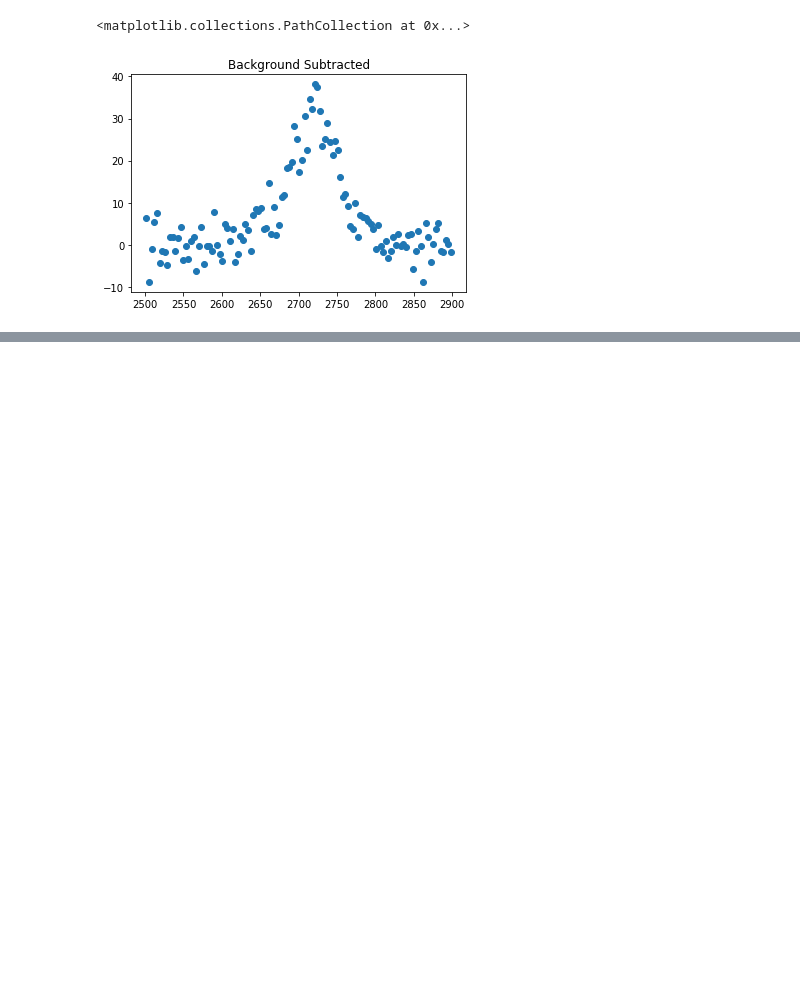
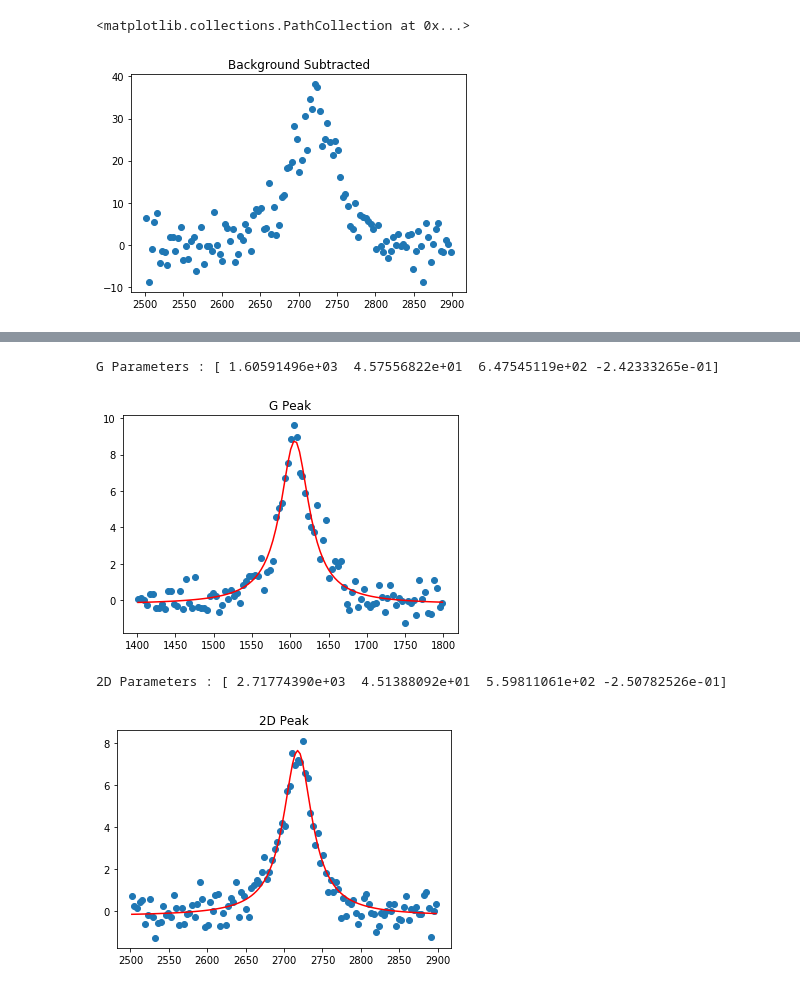
Before and after one commit to alexanderbarrett/Graphene, a Jupyter notebook: initial.ipynb, the cells around one changed output, grey strips where cells are left out. Drawn from its saved outputs; the diff is of its cells as text; code cells hidden in the pictures; blank space fills up the shorter version.

```diff
--- a/initial.ipynb
+++ b/initial.ipynb
@@ -771,0 +767,53 @@ poly1d([ 6.91406322e-07, -5.75207809e-03,  1.57123003e+01, -1.29939400e+04])
+# %%
+# Lorenztian curve fit to peaks
+# must first do background subtraction
+
+
+from scipy.optimize import curve_fit
+from math import pi
+
+xdata_G = x_G
+ydata_G = y_G_fixed
+xdata_2D = x_2D
+ydata_2D = y_2D_fixed
+
+# initial parameters (guess - doesn't really matter)
+init_center_G = 1600
+init_width_G = 10
+init_amplitude_factor_G = 300
+init_vertical_shift_G = 0
+
+init_center_2D = 2700
+init_width_2D = 10
+init_amplitude_factor_2D = 300
+init_vertical_shift_2D = 0
+
+init_params_G = [init_center_G, init_width_G, init_amplitude_factor_G, init_vertical_shift_G]
+init_params_2D = [init_center_2D, init_width_2D, init_amplitude_factor_2D, init_vertical_shift_2D]
+
+def lorentz(x, center, width, A, C):
+    return ( A * (0.5 * width) / (pi * ( ((x - center) ** 2) + ((0.5 * width) ** 2) ) ) + C)
+
+params_G, cov_G = curve_fit(lorentz, xdata_G, ydata_G, p0=init_params_G)
+params_2D, cov_2D = curve_fit(lorentz, xdata_2D, ydata_2D, p0=init_params_2D)
+
+print('G Parameters : ' + str(params_G))
+
+plt.figure(0)
+py.title('G Peak')
+py.scatter(xdata_G, ydata_G)
+py.plot(xdata, lorentz(xdata_G, *params_G), color='r')
+py.show()
+
+print('2D Parameters : ' + str(params_2D))
+
+plt.figure(1)
+py.title('2D Peak')
+py.scatter(xdata_2D, ydata_2D)
+py.plot(xdata_2D, lorentz(xdata_2D, *params_2D), color='r')
+py.show()
+# %% [output]
+G Parameters : [ 1.60591496e+03  4.57556822e+01  6.47545119e+02 -2.42333265e-01]
+[figure, added]
+2D Parameters : [ 2.71774390e+03  4.51388092e+01  5.59811061e+02 -2.50782526e-01]
+[figure, added]
```
Also changed, not shown: parts of 2 cells of this notebook.
